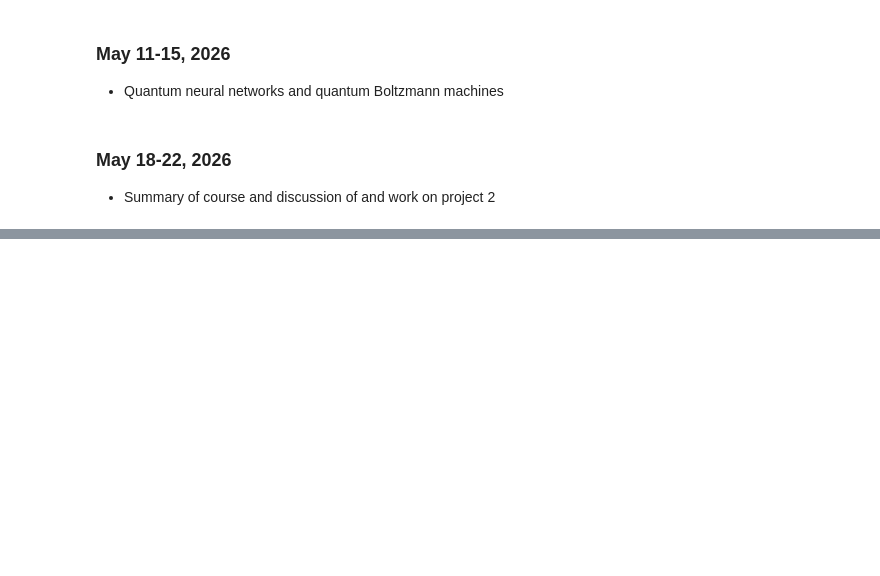
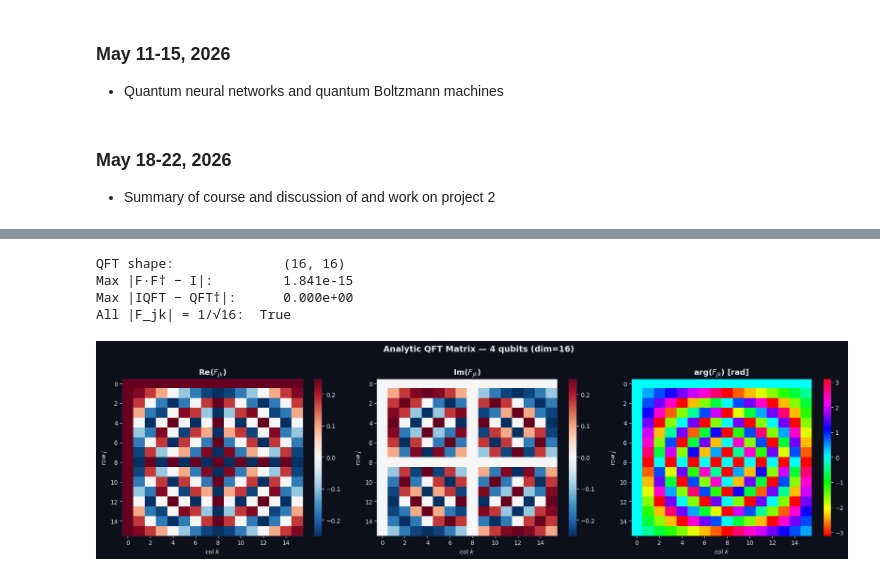
Before and after one commit to CompPhysics/QuantumComputingMachineLearning, a Jupyter notebook: doc/pub/week11/ipynb/week11.ipynb, the cells around one changed output, grey strips where cells are left out. Saved outputs shown, nothing was run; the diff lists cells and outputs as text; code cells hidden in the pictures; blank space fills up the shorter version.

```diff
--- a/doc/pub/week11/ipynb/week11.ipynb
+++ b/doc/pub/week11/ipynb/week11.ipynb
@@ -110,0 +223,46 @@ Suggestions for project 2 will be presented April 8.
+# %%
+def analytic_qft(n):
+    """Closed-form QFT matrix: F[j,k] = omega^(jk) / sqrt(2^n)."""
+    dim   = 2 ** n
+    omega = np.exp(2j * np.pi / dim)
+    idx   = np.arange(dim)
+    return np.power(omega, np.outer(idx, idx)) / np.sqrt(dim)
+
+def analytic_iqft(n):
+    """Closed-form IQFT = QFT†."""
+    return analytic_qft(n).conj()
+
+# Test on n=4
+n = 4
+F  = analytic_qft(n)
+Fd = analytic_iqft(n)
+
+print(f"QFT shape:              {F.shape}")
+print(f"Max |F·F† − I|:         {np.max(np.abs(F @ Fd - np.eye(2**n))):.3e}")
+print(f"Max |IQFT − QFT†|:      {np.max(np.abs(Fd - F.conj().T)):.3e}")
+print(f"All |F_jk| = 1/√{2**n}:  {np.allclose(np.abs(F), 1/np.sqrt(2**n))}")
+# %% [output]
+QFT shape:              (16, 16)
+Max |F·F† − I|:         1.841e-15
+Max |IQFT − QFT†|:      0.000e+00
+All |F_jk| = 1/√16:  True
+# %%
+# Visualise QFT matrix
+fig, axes = plt.subplots(1, 3, figsize=(18, 5))
+n_vis = 4; F_vis = analytic_qft(n_vis)
+for ax_i, (data, cmap, title) in zip(axes, [
+    (F_vis.real,       'RdBu_r', 'Re($F_{jk}$)'),
+    (F_vis.imag,       'RdBu_r', 'Im($F_{jk}$)'),
+    (np.angle(F_vis),  'hsv',    'arg($F_{jk}$) [rad]'),
+]):
+    vabs = max(np.abs(data).max(), 1e-16)
+    im = ax_i.imshow(data, cmap=cmap, vmin=-vabs, vmax=vabs,
+                     interpolation='nearest', aspect='auto')
+    plt.colorbar(im, ax=ax_i)
+    ax_i.set_title(title, fontweight='bold', color=TEXT, fontsize=13)
+    ax_i.set_xlabel('col $k$'); ax_i.set_ylabel('row $j$')
+plt.suptitle(f'Analytic QFT Matrix — {n_vis} qubits (dim={2**n_vis})',
+             fontsize=14, fontweight='bold', color=TEXT, y=1.01)
+plt.tight_layout(); plt.show()
+# %% [output]
+[figure, added]
```
Also changed, not shown: parts of 23 cells of this notebook, 2 other files.
